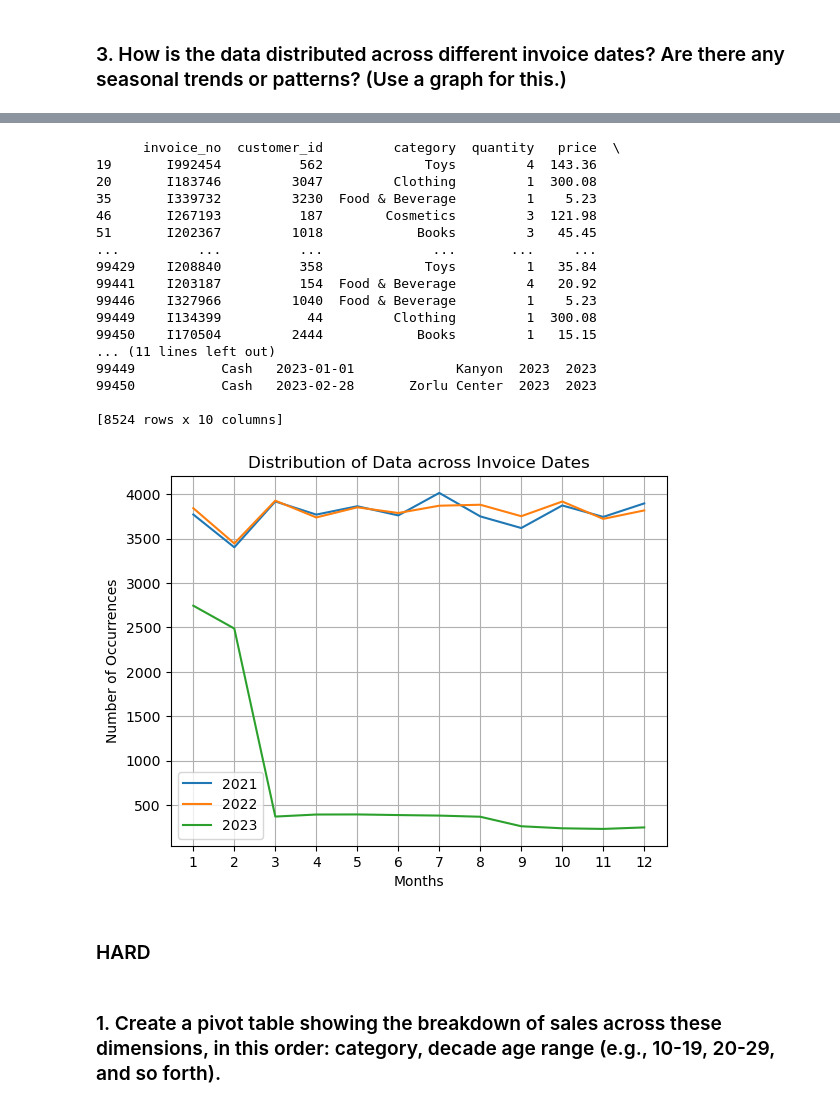
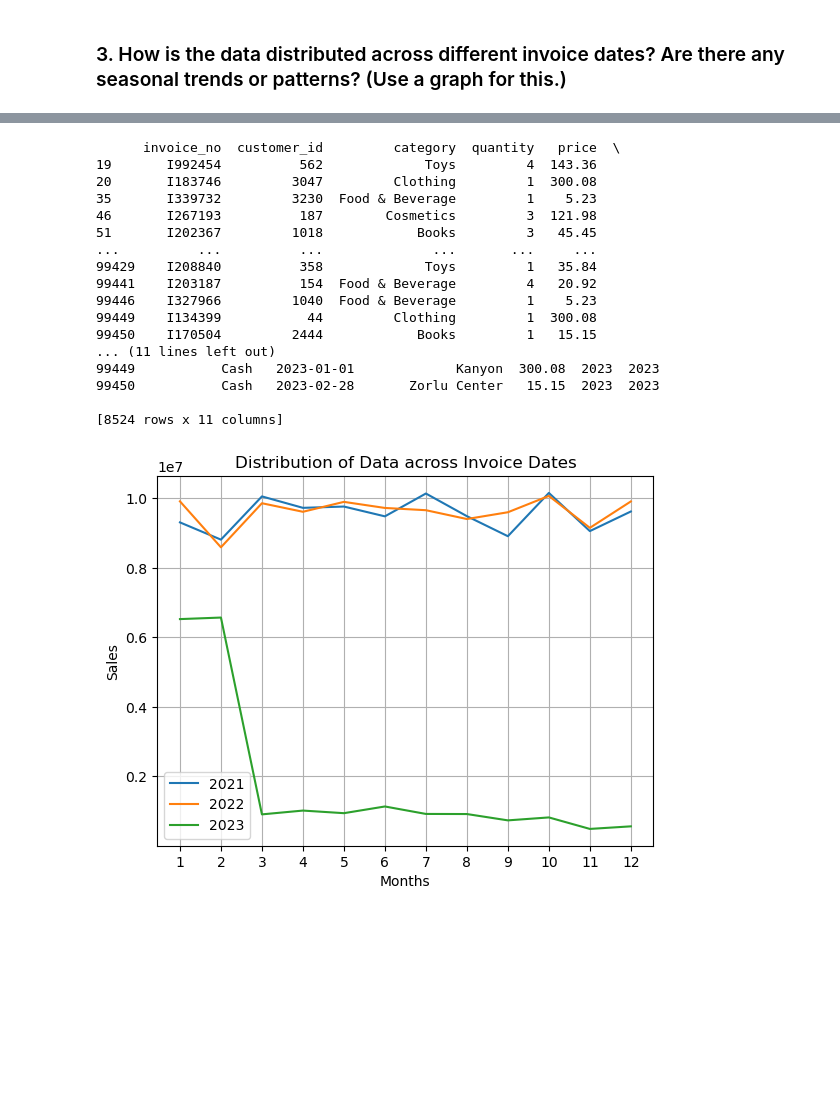
Before and after one commit to RonnSia/RonnsRepositoryFile, a Jupyter notebook: sales-data.ipynb, the cells around one changed output, grey strips where cells are left out. Drawn from its saved outputs; the diff is of its cells as text; code cells hidden in the pictures; blank space fills up the shorter version.

```diff
--- a/sales-data.ipynb
+++ b/sales-data.ipynb
@@ -199,13 +171,13 @@ Name: invoice_date, Length: 99457, dtype: object
 #print(df['year'].unique())
 import pandas as pd #used this code to check the year range and also the data if it makes sense, I just keep on changing the year numbers
 
-df = pd.read_csv('fct_invoice.csv')
 
-df['invoice_date'] = pd.to_datetime(df['invoice_date'])
-df['year'] = df['invoice_date'].dt.year
-df['2023'] = 2023
 
-new_df = df[df['year'] == 2023]
+csv_df['invoice_date'] = pd.to_datetime(csv_df['invoice_date'])
+csv_df['year'] = csv_df['invoice_date'].dt.year
+csv_df['2023'] = 2023
+
+new_df = csv_df[csv_df['year'] == 2023]
 print(new_df)
 # %% [output]
       invoice_no  customer_id         category  quantity   price  \
@@ -221,38 +193,38 @@ print(new_df)
 99449    I134399           44         Clothing         1  300.08
 99450    I170504         2444            Books         1   15.15
 ... (11 lines left out)
-99449           Cash   2023-01-01             Kanyon  2023  2023
-99450           Cash   2023-02-28       Zorlu Center  2023  2023
+99449           Cash   2023-01-01             Kanyon  300.08  2023  2023
+99450           Cash   2023-02-28       Zorlu Center   15.15  2023  2023
 
-[8524 rows x 10 columns]
+[8524 rows x 11 columns]
 # %%
 import pandas as pd # used chatgpt for the majority of this code
 import matplotlib.pyplot as plt
 
 
-df['invoice_date'] = pd.to_datetime(df['invoice_date'])
+csv_df['invoice_date'] = pd.to_datetime(csv_df['invoice_date'])
 
 
-df['year'] = df['invoice_date'].dt.year #used chatgpt to know how to get the year from an invoice date
-df['month'] = df['invoice_date'].dt.month# same thing  but for the months
+csv_df['year'] = csv_df['invoice_date'].dt.year #used chatgpt to know how to get the year from an invoice date
+csv_df['month'] = csv_df['invoice_date'].dt.month# same thing  but for the months
 
 
-monthly_counts = df.groupby(['year', 'month']).size().unstack().fillna(0) #used chatgpt here
+monthly_sales = csv_df.groupby(['year', 'month'])['Sales'].sum().unstack().fillna(0)
 
 
 fig, ax = plt.subplots() #saw this in a google site regarding the c values being months
 
 
 for year in [2021, 2022, 2023]:
-    ax.plot(range(1, 13), monthly_counts.loc[year], label=str(year)) #saw this in a google site on how to label months in the x axis
+    ax.plot(range(1, 13), monthly_sales.loc[year], label=str(year)) #saw this in a google site on how to label months in the x axis
 
 plt.xlabel('Months')
-plt.ylabel('Number of Occurrences')
+plt.ylabel('Sales')
 plt.title('Distribution of Data across Invoice Dates')
 plt.xticks(range(1, 13))
 plt.grid(True)
 plt.legend()
 plt.show()
 # %% [output]
-[figure, old version]
+[figure, new version]
 # %%
@@ -260,4 +231,0 @@ for 2021 and 2022, it had a similar graph with peaks in the ber months, but for
-# %% [markdown]
-### HARD
-# %% [markdown]
-### 1. Create a pivot table showing the breakdown of sales across these dimensions, in this order: category, decade age range (e.g., 10-19, 20-29, and so forth).
```
Also changed, not shown: parts of 18 cells of this notebook.
